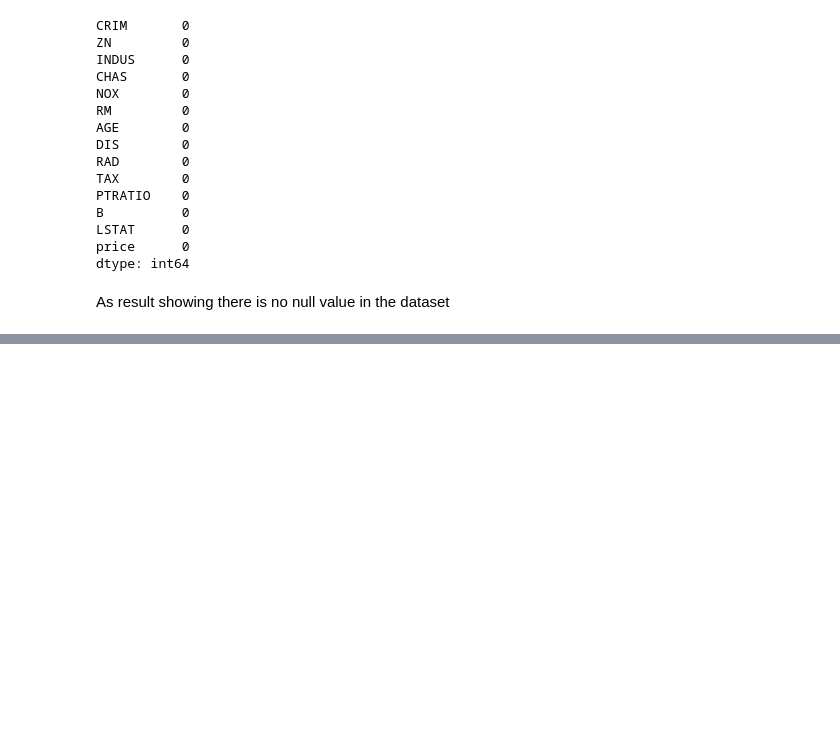
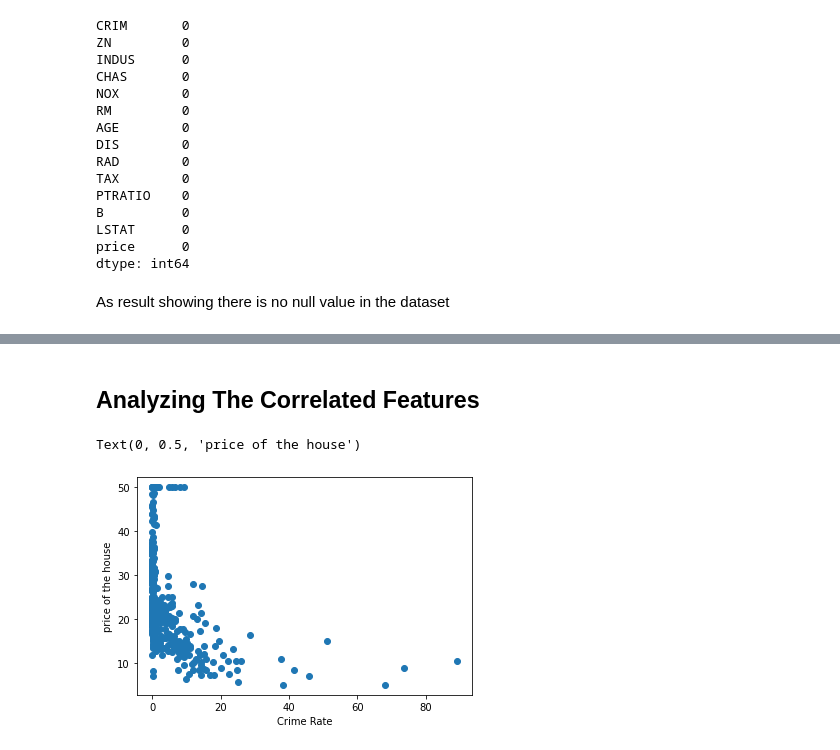
Before and after one commit to NageWC1/Linear_Regression_With_Docker, a Jupyter notebook: Linear Regression With Docker.ipynb, the cells around one changed output, grey strips where cells are left out. Cells and saved outputs as stored; diff of their text form; code cells hidden in the pictures; blank space fills up the shorter version.

```diff
--- a/Linear Regression With Docker.ipynb
+++ b/Linear Regression With Docker.ipynb
@@ -167,0 +218,10 @@ As result showing there is no null value in the dataset
+# %% [markdown]
+## Analyzing The Correlated Features
+# %%
+# let check the relationship between the CRIMa and Price
+plt.scatter(dataset['CRIM'], dataset['price'])
+plt.xlabel('Crime Rate')
+plt.ylabel('price of the house')
+# %% [output]
+Text(0, 0.5, 'price of the house')
+[figure, added]
```
Also changed, not shown: parts of 16 cells of this notebook.
